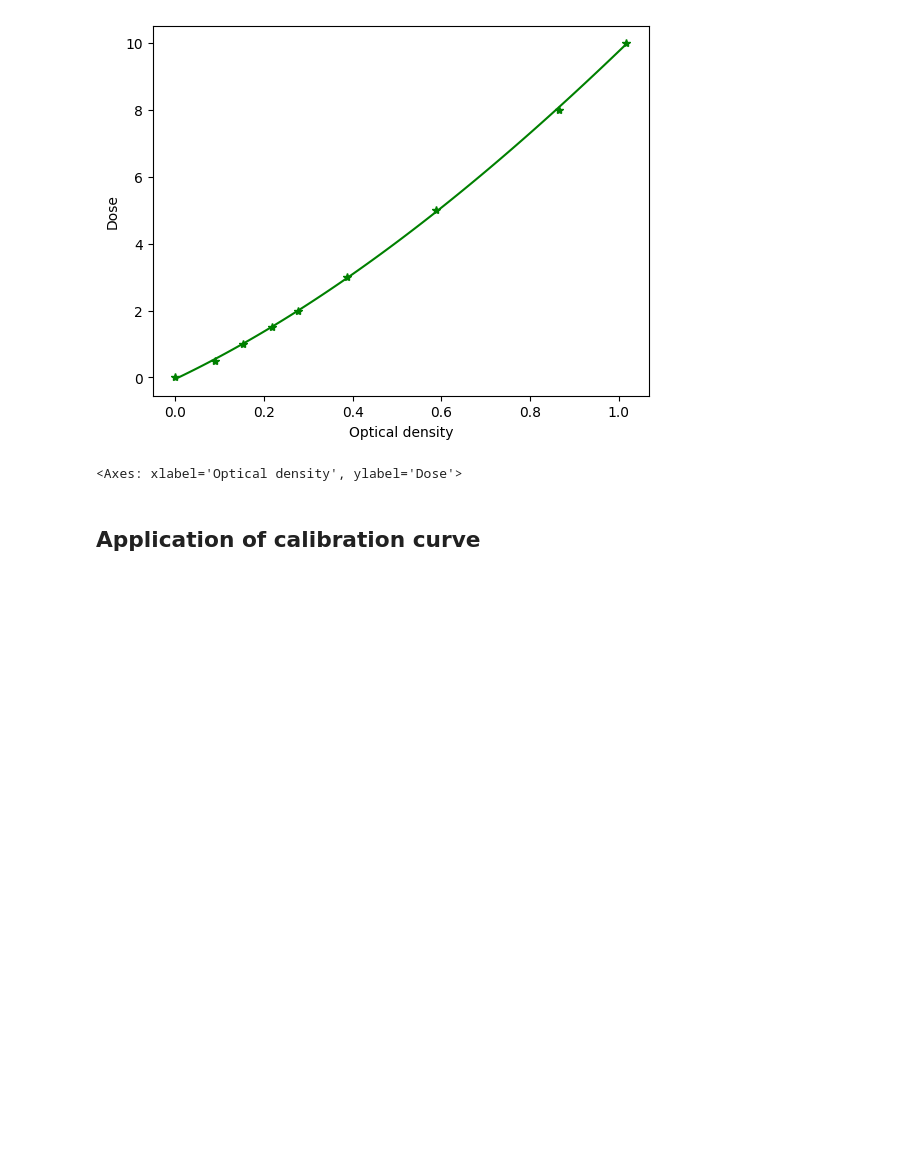
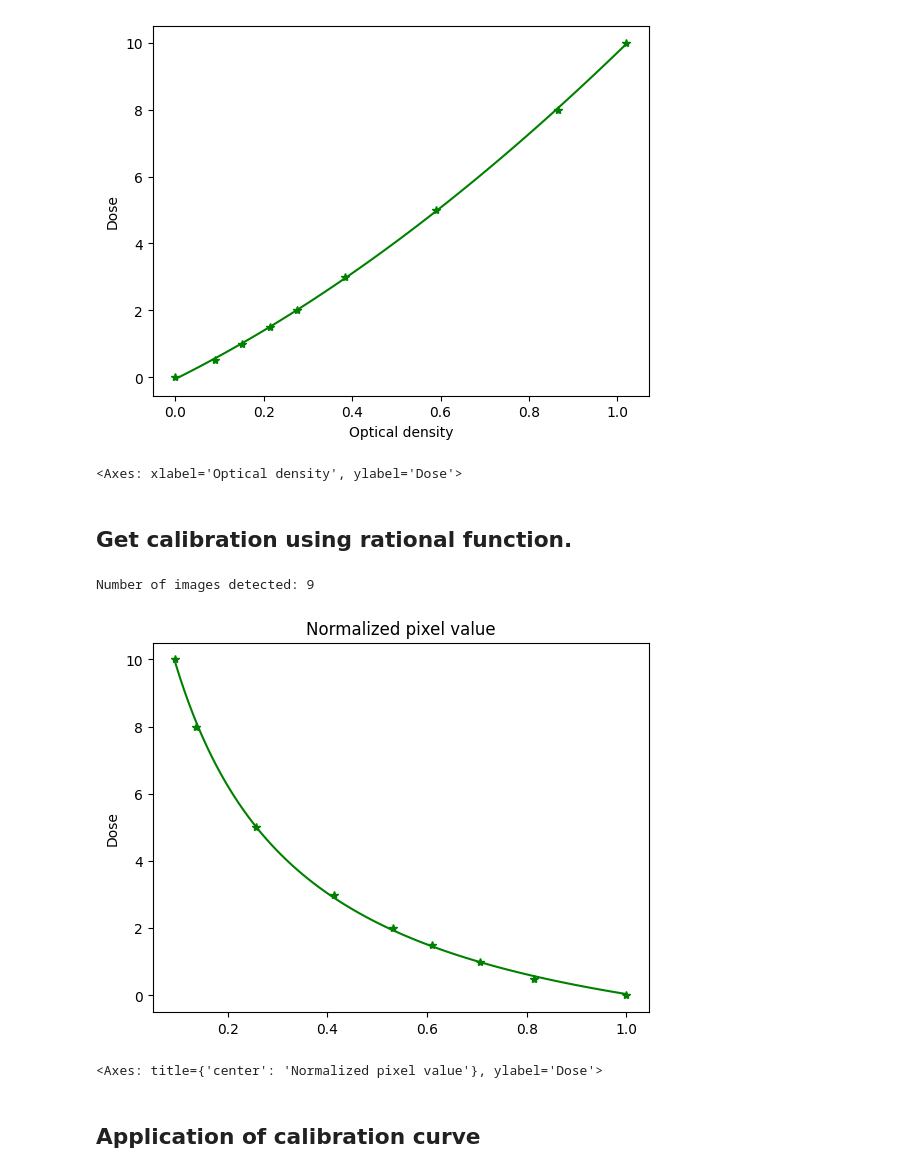
Before and after one commit to LuisOlivaresJ/Dosepy, a Jupyter notebook: src/Dosepy/tools/film_to_dose.ipynb, the cells around one changed output. Cells and saved outputs as stored; diff of their text form; code cells hidden in the pictures; blank space fills up the shorter version.

Commit message:
New fit rational function

```diff
--- a/src/Dosepy/tools/film_to_dose.ipynb
+++ b/src/Dosepy/tools/film_to_dose.ipynb
@@ -15,11 +15,14 @@
 # %% [markdown]
 ## Load an image
 # %%
-from Dosepy.tools.image import load
+#from Dosepy.tools.image import load
+from image import load
 from pathlib import Path
 
-#file_path = Path("/home/luis/Documents/GitHub/Dosepy/src/Dosepy/data") / "PRUEBA_LUIS.tif"  # Office PC
-file_path = Path("/home/luis/Dosepy/src/Dosepy/data") / "PRUEBA_LUIS.tif" # Personal laptop
+imparted_doses = [0, 0.5, 1, 1.5, 2, 3, 5, 8, 10]
+
+file_path = Path("/home/luis/Documents/GitHub/Dosepy/src/Dosepy/data") / "PRUEBA_LUIS.tif"  # Office PC
+#file_path = Path("/home/luis/Dosepy/src/Dosepy/data") / "PRUEBA_LUIS.tif" # Personal laptop
 
 cal_image = load(file_path, for_calib = True)
 cal_image.plot()
@@ -36,6 +39,15 @@ cal.plot(color = 'green')
 Number of images detected: 9
 [figure]
 <Axes: xlabel='Optical density', ylabel='Dose'>
+# %% [markdown]
+## Get calibration using rational function.
+# %%
+cal_RF = cal_image.get_calibration(doses = imparted_doses, func = "RF", channel = "G")
+cal_RF.plot(color = 'green')
+# %% [output]
+Number of images detected: 9
+[figure, added]
+<Axes: title={'center': 'Normalized pixel value'}, ylabel='Dose'>
 # %% [markdown]
 ## Application of calibration curve
 # %%
```
Also changed, not shown: parts of 24 cells of this notebook, 3 other files.
